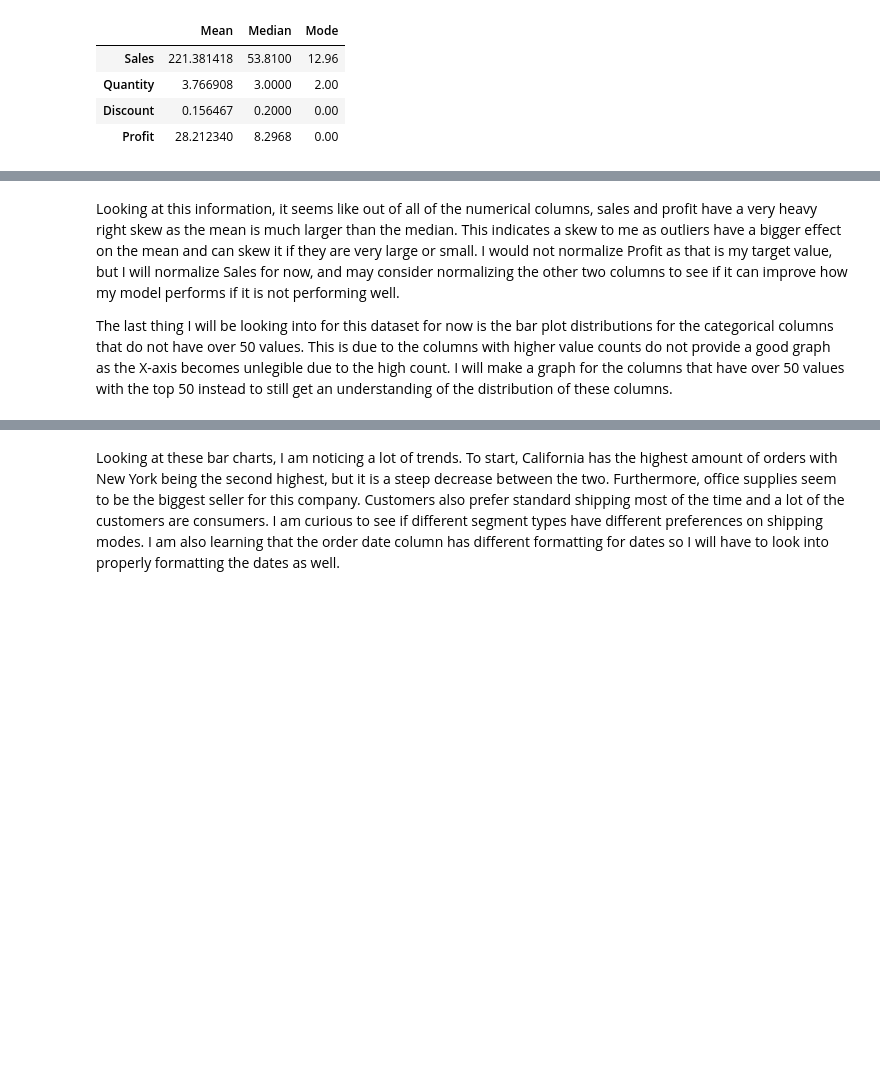
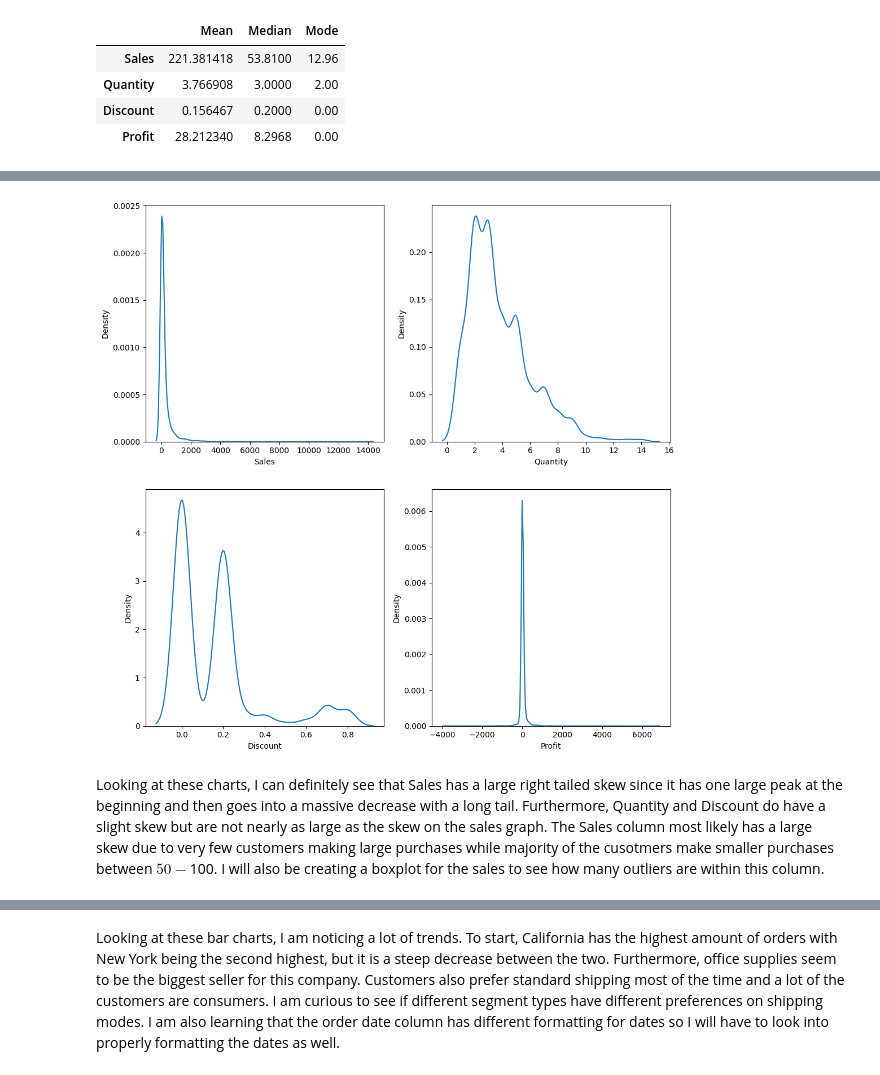
Before and after one commit to eghatzis0527/DX699---HW-Assignments, a Jupyter notebook: OMDS-ModB2-Week4-Hatzis-Eleni.ipynb, the cells around one changed output, grey strips where cells are left out. Drawn from its saved outputs; the diff is of its cells as text; code cells hidden in the pictures; blank space fills up the shorter version.

```diff
--- a/OMDS-ModB2-Week4-Hatzis-Eleni.ipynb
+++ b/OMDS-ModB2-Week4-Hatzis-Eleni.ipynb
@@ -119,4 +123,12 @@ info
+# %%
+import seaborn as sns
+
+plt.figure(figsize = (12, 12))
+
+for i in range(len(ecom_numerical_columns)):
+    plt.subplot(2, 2, (i+1))
+    sns.kdeplot(ecom_data[ecom_numerical_columns[i]])
+# %% [output]
+[figure, added]
 # %% [markdown]
-Looking at this information, it seems like out of all of the numerical columns, sales and profit have a very heavy right skew as the mean is much larger than the median. This indicates a skew to me as outliers have a bigger effect on the mean and can skew it if they are very large or small. I would not normalize Profit as that is my target value, but I will normalize Sales for now, and may consider normalizing the other two columns to see if it can improve how my model performs if it is not performing well.
-
-The last thing I will be looking into for this dataset for now is the bar plot distributions for the categorical columns that do not have over 50 values. This is due to the columns with higher value counts do not provide a good graph as the X-axis becomes unlegible due to the high count. I will make a graph for the columns that have over 50 values with the top 50 instead to still get an understanding of the distribution of these columns.
+Looking at these charts, I can definitely see that Sales has a large right tailed skew since it has one large peak at the beginning and then goes into a massive decrease with a long tail. Furthermore, Quantity and Discount do have a slight skew but are not nearly as large as the skew on the sales graph. The Sales column most likely has a large skew due to very few customers making large purchases while majority of the cusotmers make smaller purchases between $50-$100. I will also be creating a boxplot for the sales to see how many outliers are within this column.
```
Also changed, not shown: parts of 6 cells of this notebook.
